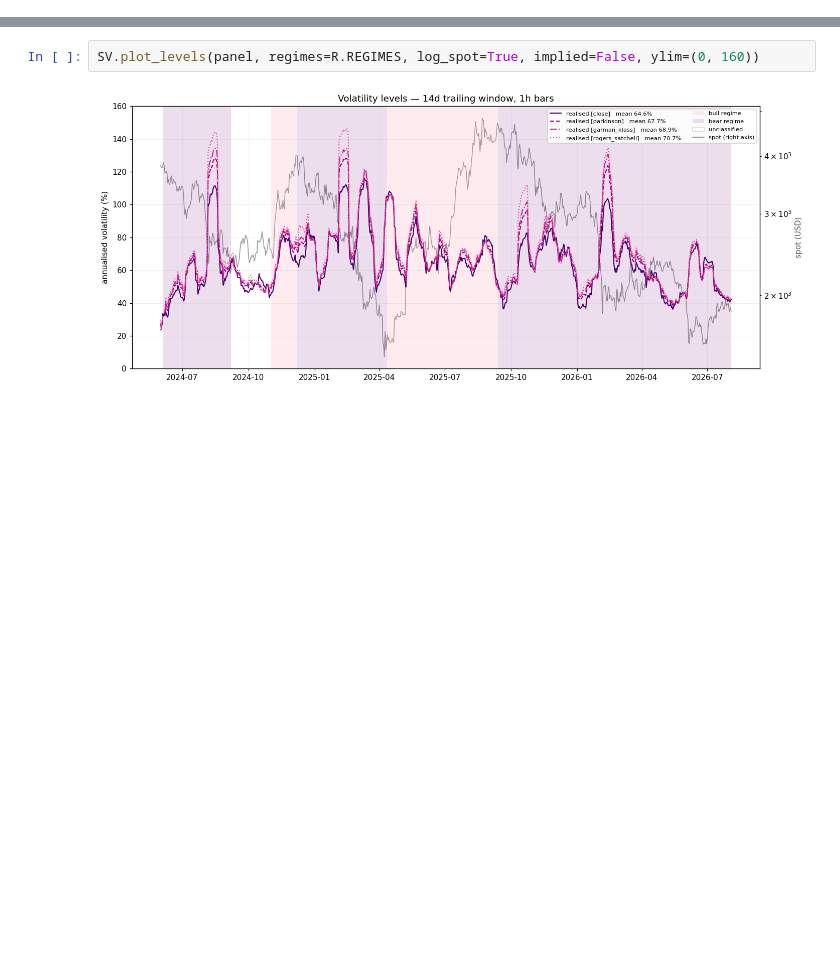
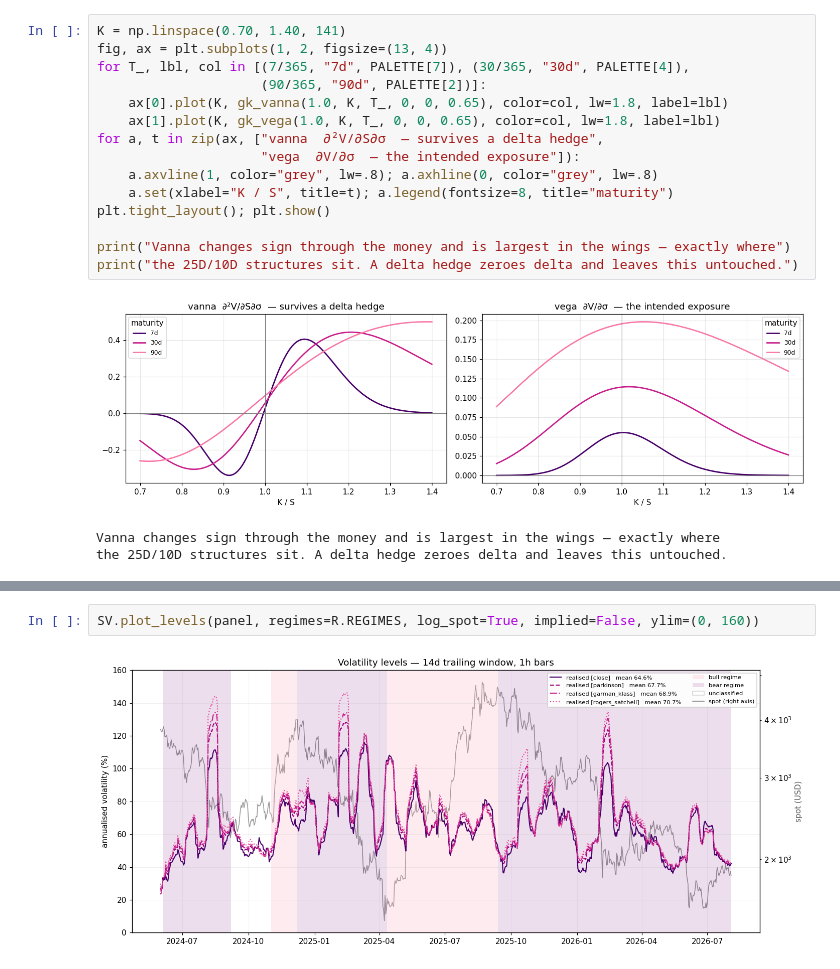
Before and after one commit to wiillytom/svi_modeling, a Jupyter notebook: volatility_surface/notebooks/vrp_leverage_summary.ipynb, the cells around one changed output, grey strips where cells are left out. Cells and saved outputs as stored; diff of their text form; blank space fills up the shorter version.

```diff
--- a/volatility_surface/notebooks/vrp_leverage_summary.ipynb
+++ b/volatility_surface/notebooks/vrp_leverage_summary.ipynb
@@ -120,0 +318,19 @@ The answers, in order: **no** (there is a 3–6 vol-point gap depending on the e
+# %%
+K = np.linspace(0.70, 1.40, 141)
+fig, ax = plt.subplots(1, 2, figsize=(13, 4))
+for T_, lbl, col in [(7/365, "7d", PALETTE[7]), (30/365, "30d", PALETTE[4]),
+                     (90/365, "90d", PALETTE[2])]:
+    ax[0].plot(K, gk_vanna(1.0, K, T_, 0, 0, 0.65), color=col, lw=1.8, label=lbl)
+    ax[1].plot(K, gk_vega(1.0, K, T_, 0, 0, 0.65), color=col, lw=1.8, label=lbl)
+for a, t in zip(ax, ["vanna  ∂²V/∂S∂σ  — survives a delta hedge",
+                     "vega  ∂V/∂σ  — the intended exposure"]):
+    a.axvline(1, color="grey", lw=.8); a.axhline(0, color="grey", lw=.8)
+    a.set(xlabel="K / S", title=t); a.legend(fontsize=8, title="maturity")
+plt.tight_layout(); plt.show()
+
+print("Vanna changes sign through the money and is largest in the wings — exactly where")
+print("the 25D/10D structures sit. A delta hedge zeroes delta and leaves this untouched.")
+# %% [output]
+[figure, added]
+Vanna changes sign through the money and is largest in the wings — exactly where
+the 25D/10D structures sit. A delta hedge zeroes delta and leaves this untouched.
```
Also changed, not shown: parts of 54 cells of this notebook.
